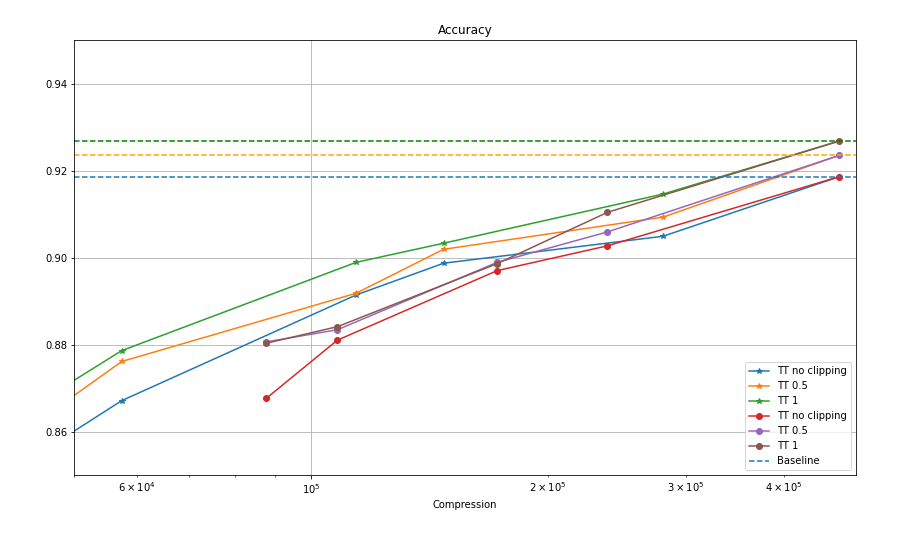
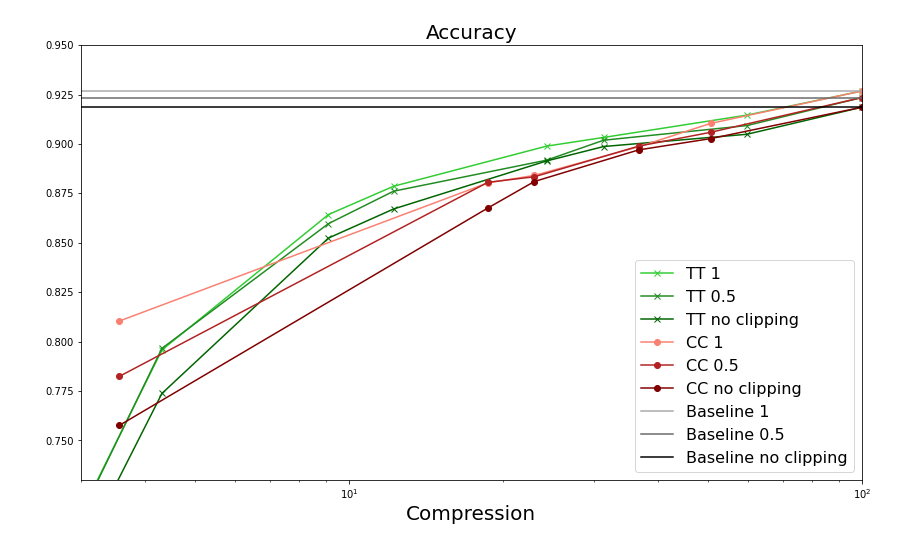
Before and after one commit to WhiteTeaDragon/SingularValues, a Jupyter notebook: TTvsCC/TTvsCC.ipynb, the cells around one changed output. Saved outputs shown, nothing was run; the diff lists cells and outputs as text; code cells hidden in the pictures.

```diff
--- a/TTvsCC/TTvsCC.ipynb
+++ b/TTvsCC/TTvsCC.ipynb
@@ -30,7 +33,10 @@ def values(isTT, params):
                 else:
                     history = pickle.load(open('trainHistoryDict' + names_by_clip[j] + "_200_epochs", "rb"))
             else:
-                history = pickle.load(open('n_' + str(i) + '_trainHistoryDict' + names_by_clip[j], "rb"))
+                str_i = str(i)
+                if i == 200:
+                    str_i = "c0"
+                history = pickle.load(open('n_' + str_i + '_trainHistoryDict' + names_by_clip[j], "rb"))
             ind = np.argmax(history['val_acc'])
             best_val_loss[j].append(history['val_loss'][ind])
             best_val_err[j].append(1 - history['val_acc'][ind])
@@ -43,4 +49,4 @@ def values(isTT, params):
     return number_of_params, best_val_err, best_val_loss
 # %%
 number_of_params_tt, best_val_err_tt, best_val_loss_tt = values(True, (1, 2, 4, 8, 10, 16, 20, 32))
-number_of_params_cc, best_val_err_cc, best_val_loss_cc = values(False, (7, 5, 3, 2))
+number_of_params_cc, best_val_err_cc, best_val_loss_cc = values(False, (200, 7, 5, 3, 2))
@@ -64,3 +53,6 @@ Learning rate:  0.001
+# %%
+number_of_params_tt = number_of_params_tt / np.max(number_of_params_tt) * 100
+number_of_params_cc = number_of_params_cc / np.max(number_of_params_cc) * 100
 # %%
 import matplotlib.pyplot as plt
 
@@ -95,24 +89,25 @@ _ = axs[1].legend(loc='best')
 # %%
 plt.figure(figsize=(14, 8))
 plt.grid(True)
 
 best_val_err_tt = np.array(best_val_err_tt)
 best_val_err_cc = np.array(best_val_err_cc)
 
-plt.plot(number_of_params_tt, 1 - best_val_err_tt[0], '*', linestyle='-', label='TT no clipping')
-plt.plot(number_of_params_tt, 1 - best_val_err_tt[1], '*', linestyle='-', label='TT 0.5')
-plt.plot(number_of_params_tt, 1 - best_val_err_tt[2], '*', linestyle='-', label='TT 1')
-plt.plot(number_of_params_cc, 1 - best_val_err_cc[0], 'o', linestyle='-', label='TT no clipping')
-plt.plot(number_of_params_cc, 1 - best_val_err_cc[1], 'o', linestyle='-', label='TT 0.5')
-plt.plot(number_of_params_cc, 1 - best_val_err_cc[2], 'o', linestyle='-', label='TT 1')
-plt.axhline(1 - best_val_err_tt[0][-1], linestyle='--', label='Baseline')
-plt.axhline(1 - best_val_err_tt[1][-1], linestyle='--', c='orange')
-plt.axhline(1 - best_val_err_tt[2][-1], linestyle='--', c='green')
-plt.title('Accuracy')
-plt.xlabel('Compression')
-plt.ylim(0.85, 0.95)
-plt.xlim(50000)
+plt.plot(number_of_params_tt, 1 - best_val_err_tt[2], 'x-', color='limegreen', label='TT 1')
+plt.plot(number_of_params_tt, 1 - best_val_err_tt[1], 'x-', color='forestgreen', label='TT 0.5')
+plt.plot(number_of_params_tt, 1 - best_val_err_tt[0], 'x-', color='darkgreen', label='TT no clipping')
+plt.plot(number_of_params_cc, 1 - best_val_err_cc[2], 'o-', color='salmon', label='CC 1')
+plt.plot(number_of_params_cc, 1 - best_val_err_cc[1], 'o-', color='firebrick', label='CC 0.5')
+plt.plot(number_of_params_cc, 1 - best_val_err_cc[0], 'o-', color='maroon', label='CC no clipping')
+plt.axhline(1 - best_val_err_tt[2][-1], c='darkgray', label='Baseline 1')
+plt.axhline(1 - best_val_err_tt[1][-1], c='dimgrey', label='Baseline 0.5')
+plt.axhline(1 - best_val_err_tt[0][-1], color='black', label='Baseline no clipping')
+plt.title('Accuracy', fontsize=20)
+plt.xlabel('Compression', fontsize=20)
+plt.ylim(0.73, 0.95)
+plt.xlim(3, 100)
 plt.xscale('log')
-_ = plt.legend(loc='best')
+_ = plt.legend(loc='best', fontsize=16)
+plt.grid(False)
 # %% [output]
-[figure, old version]
+[figure, new version]
```
Also changed, not shown: parts of 3 cells of this notebook.
